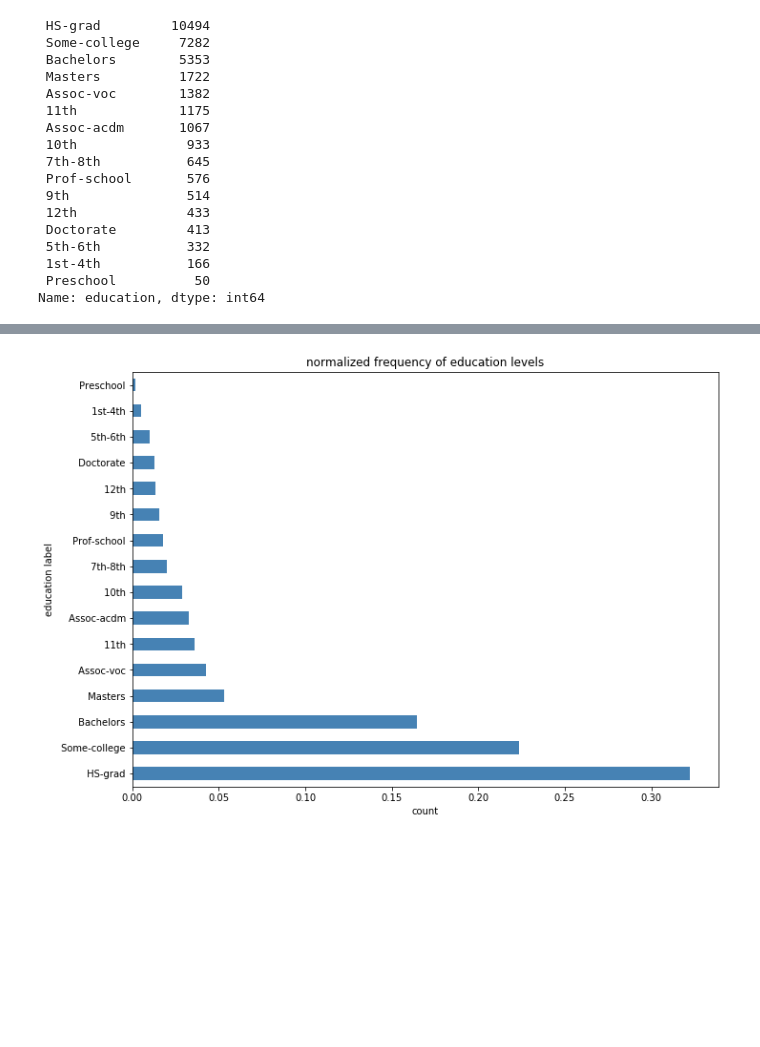
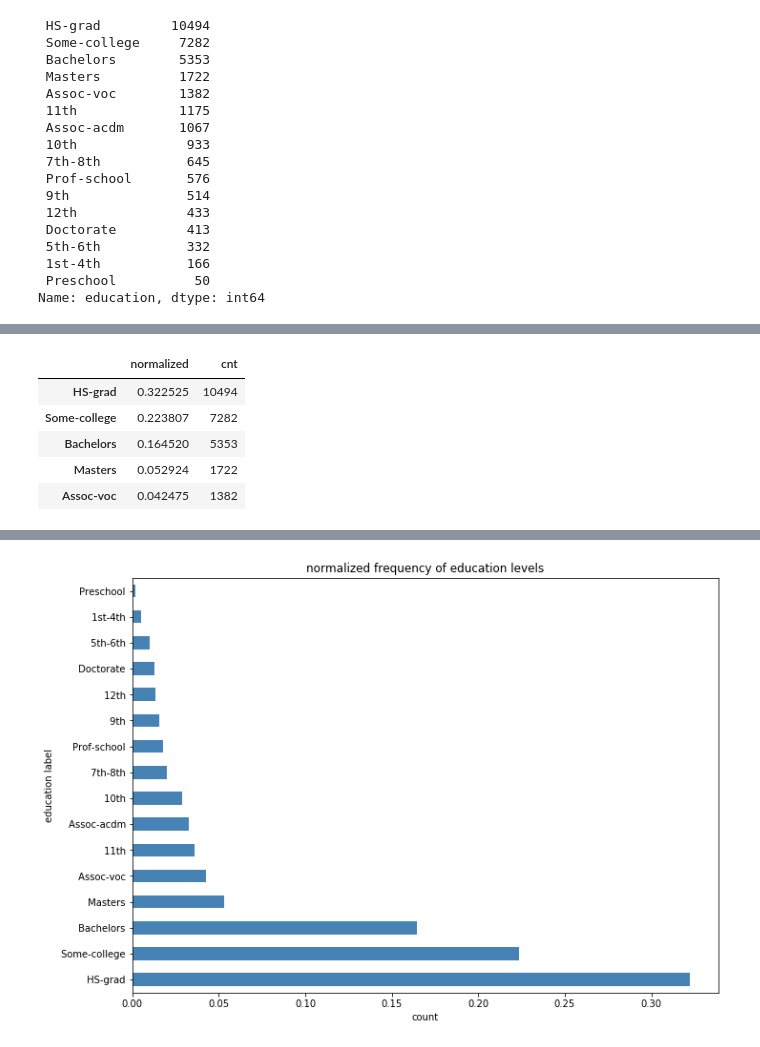
Before and after one commit to lermana/python_fundamentals, a Jupyter notebook: part_2.ipynb, the cells around one changed output, grey strips where cells are left out. Cells and saved outputs as stored; diff of their text form; code cells hidden in the pictures; blank space fills up the shorter version.

```diff
--- a/part_2.ipynb
+++ b/part_2.ipynb
@@ -159,0 +252,11 @@ Name: education, dtype: int64
+# %%
+ed_val_cnts_norm = ed_val_cnts_norm.join(data.education.value_counts().rename("cnt"))
+# %%
+ed_val_cnts_norm.head()
+# %% [output]
+|  | normalized | cnt |
+| HS-grad | 0.322525 | 10494 |
+| Some-college | 0.223807 | 7282 |
+| Bachelors | 0.164520 | 5353 |
+| Masters | 0.052924 | 1722 |
+| Assoc-voc | 0.042475 | 1382 |
```
Also changed, not shown: parts of 81 cells of this notebook.
